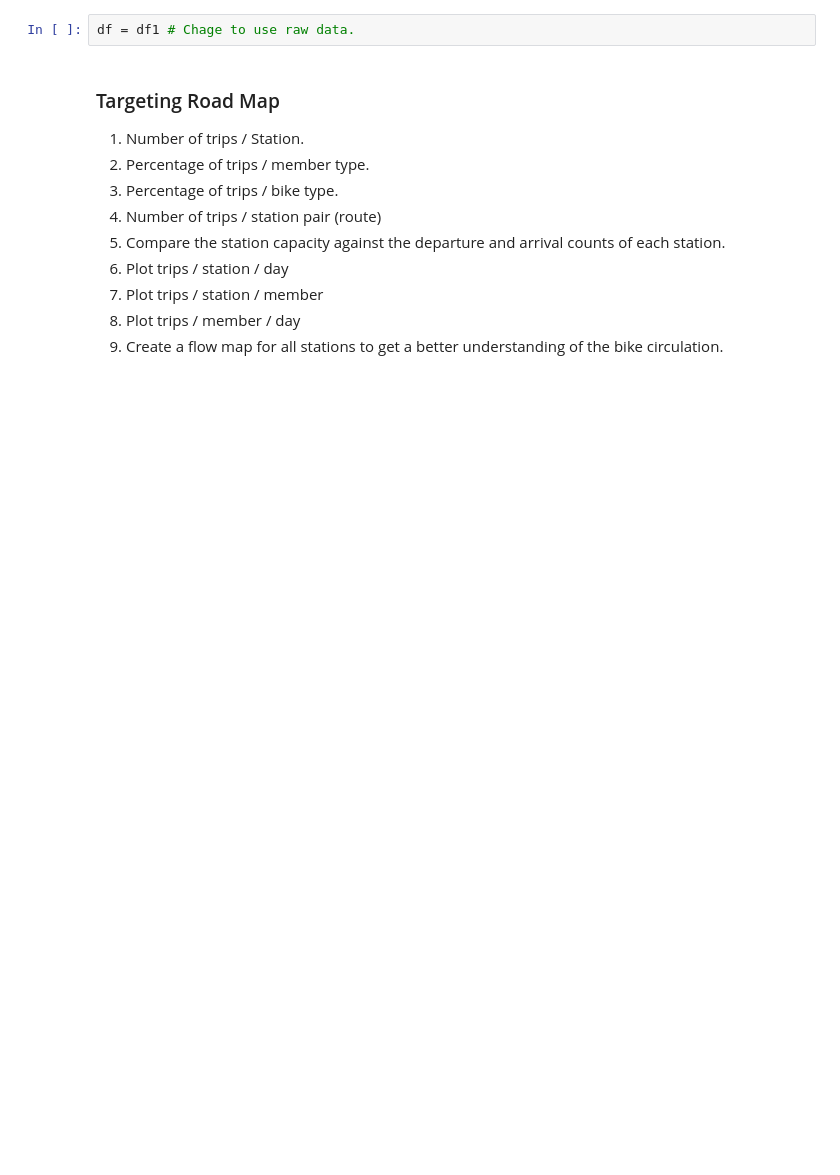
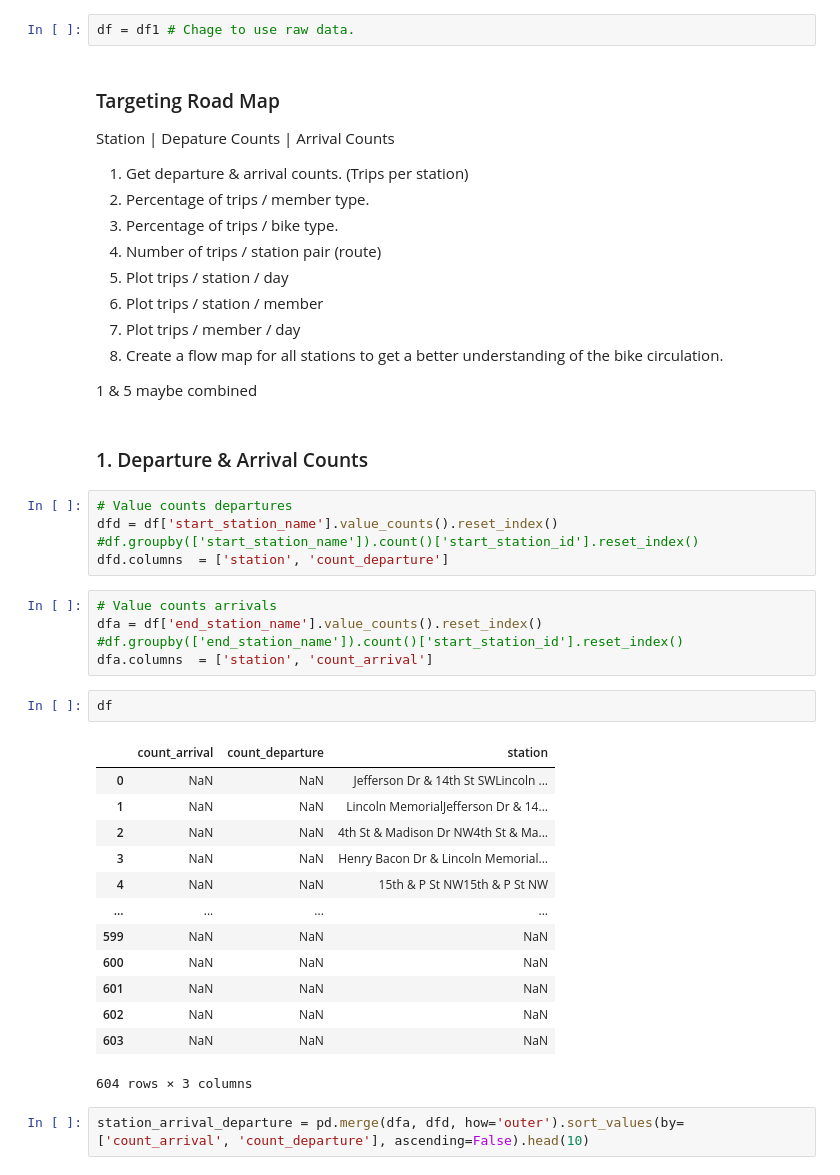
Before and after one commit to jaddel/education_cab_github, a Jupyter notebook: assignment_2/task1/task1.1.ipynb, the cells around one changed output. Cells and saved outputs as stored; diff of their text form; blank space fills up the shorter version.

```diff
--- a/assignment_2/task1/task1.1.ipynb
+++ b/assignment_2/task1/task1.1.ipynb
@@ -115,12 +125,43 @@ df = df1 # Chage to use raw data.
 # %% [markdown]
 ### Targeting Road Map
 
-1. Number of trips / Station.
+Station | Depature Counts | Arrival Counts
+
+1. Get departure & arrival counts. (Trips per station)
 2. Percentage of trips / member type.
 3. Percentage of trips / bike type.
 4. Number of trips / station pair (route)
-5. Compare the station capacity against the departure and arrival counts of each station.
 6. Plot trips / station / day
 7. Plot trips / station / member
 8. Plot trips / member / day
 9. Create a flow map for all stations to get a better understanding of the bike circulation.
+
+1 & 5 maybe combined
+# %% [markdown]
+### 1. Departure & Arrival Counts
+# %%
+# Value counts departures
+dfd = df['start_station_name'].value_counts().reset_index() #df.groupby(['start_station_name']).count()['start_station_id'].reset_index()
+dfd.columns  = ['station', 'count_departure']
+# %%
+# Value counts arrivals
+dfa = df['end_station_name'].value_counts().reset_index() #df.groupby(['end_station_name']).count()['start_station_id'].reset_index()
+dfa.columns  = ['station', 'count_arrival']
+# %%
+df
+# %% [output]
+|  | count_arrival | count_departure | station |
+| 0 | NaN | NaN | Jefferson Dr & 14th St SWLincoln ... |
+| 1 | NaN | NaN | Lincoln MemorialJefferson Dr & 14... |
+| 2 | NaN | NaN | 4th St & Madison Dr NW4th St & Ma... |
+| 3 | NaN | NaN | Henry Bacon Dr & Lincoln Memorial... |
+| 4 | NaN | NaN | 15th & P St NW15th & P St NW |
+| ... | ... | ... | ... |
+| 599 | NaN | NaN | NaN |
+| 600 | NaN | NaN | NaN |
+| 601 | NaN | NaN | NaN |
+| 602 | NaN | NaN | NaN |
+| 603 | NaN | NaN | NaN |
+604 rows × 3 columns
+# %%
+station_arrival_departure = pd.merge(dfa, dfd, how='outer').sort_values(by=['count_arrival', 'count_departure'], ascending=False).head(10)
```
Also changed, not shown: parts of 7 cells of this notebook.
